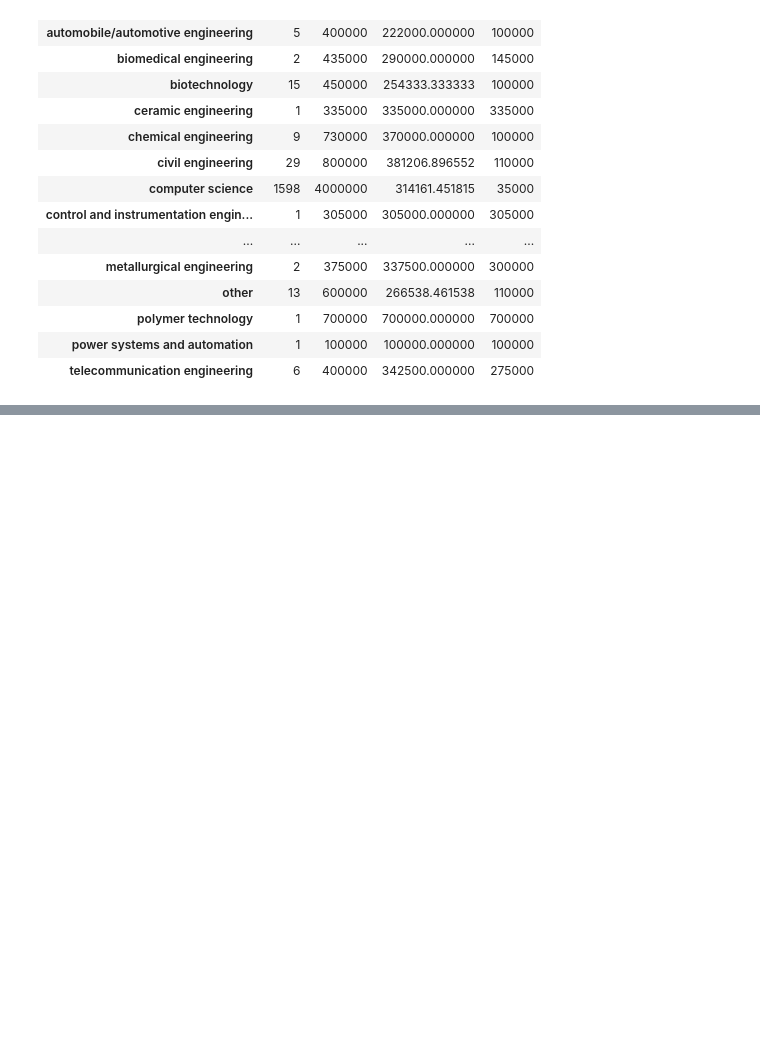
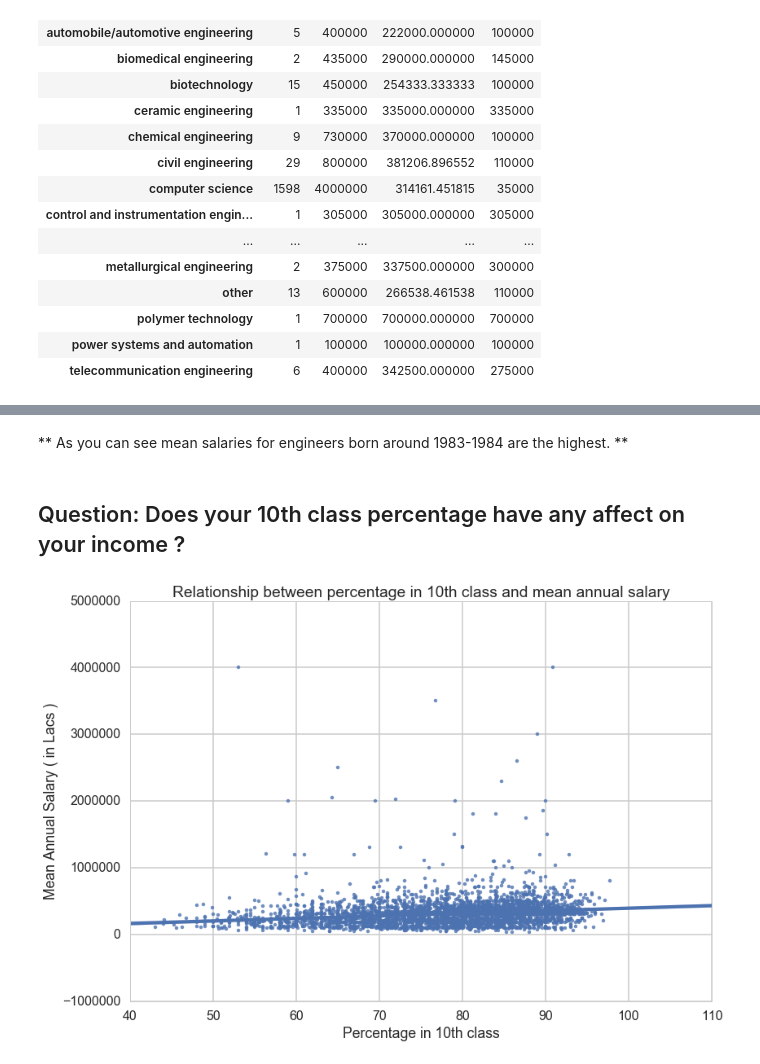
Before and after one commit to numb3r33/CoDS2016, a Jupyter notebook: CODS2016.ipynb, the cells around one changed output, grey strips where cells are left out. Saved outputs shown, nothing was run; the diff lists cells and outputs as text; code cells hidden in the pictures; blank space fills up the shorter version.

```diff
--- a/CODS2016.ipynb
+++ b/CODS2016.ipynb
@@ -321,0 +345,11 @@ specialization_stats_unstack
+# %% [markdown]
+** As you can see mean salaries for engineers born around 1983-1984 are the highest. **
+# %% [markdown]
+## Question: Does your 10th class percentage have any affect on your income ?
+# %%
+sns.regplot(y="salary", x="10percentage", data=train, fit_reg=True)
+plt.xlabel('Percentage in 10th class')
+plt.ylabel('Mean Annual Salary ( in Lacs )')
+plt.title('Relationship between percentage in 10th class and mean annual salary');
+# %% [output]
+[figure, added]
```
Also changed, not shown: parts of 14 cells of this notebook.
